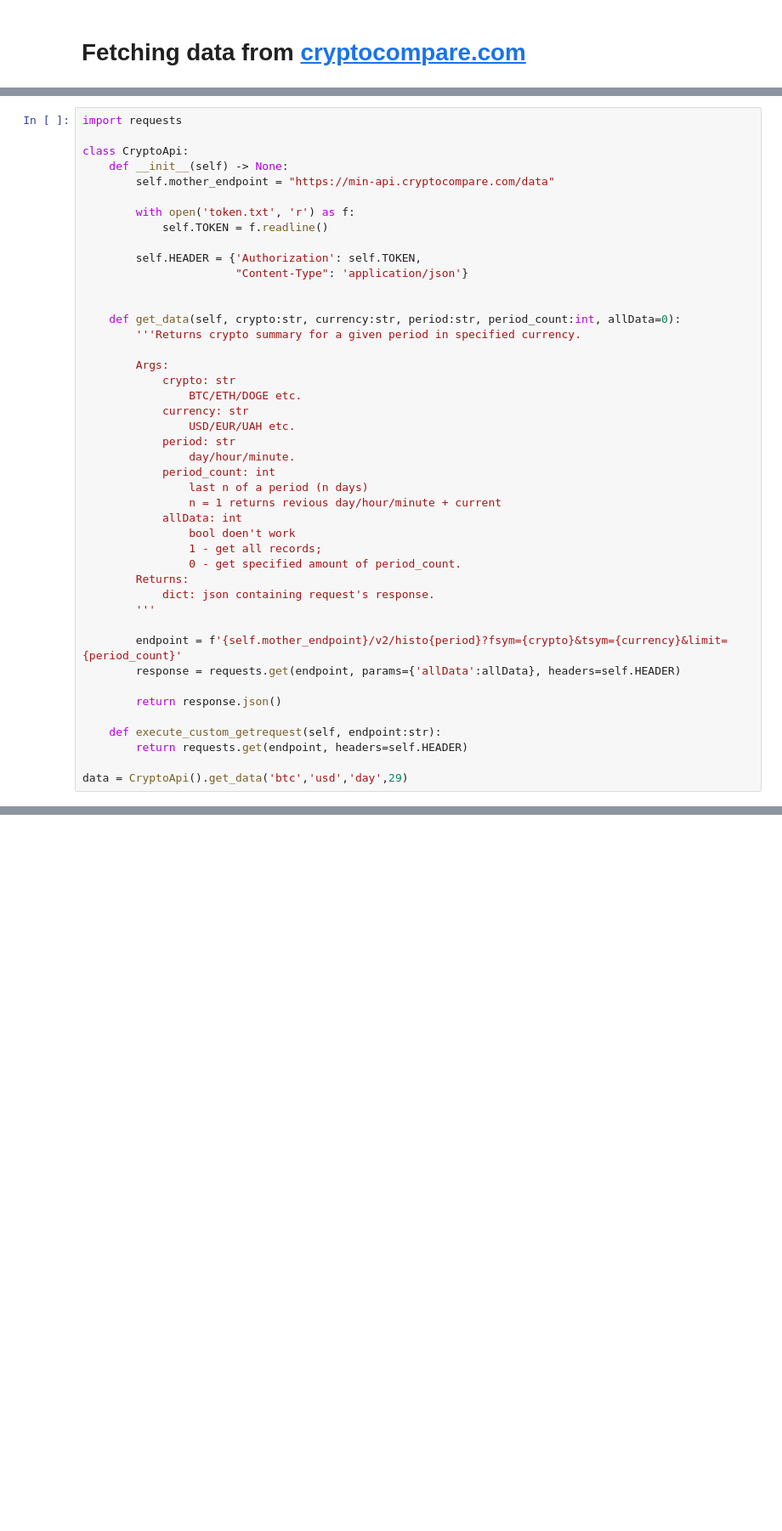
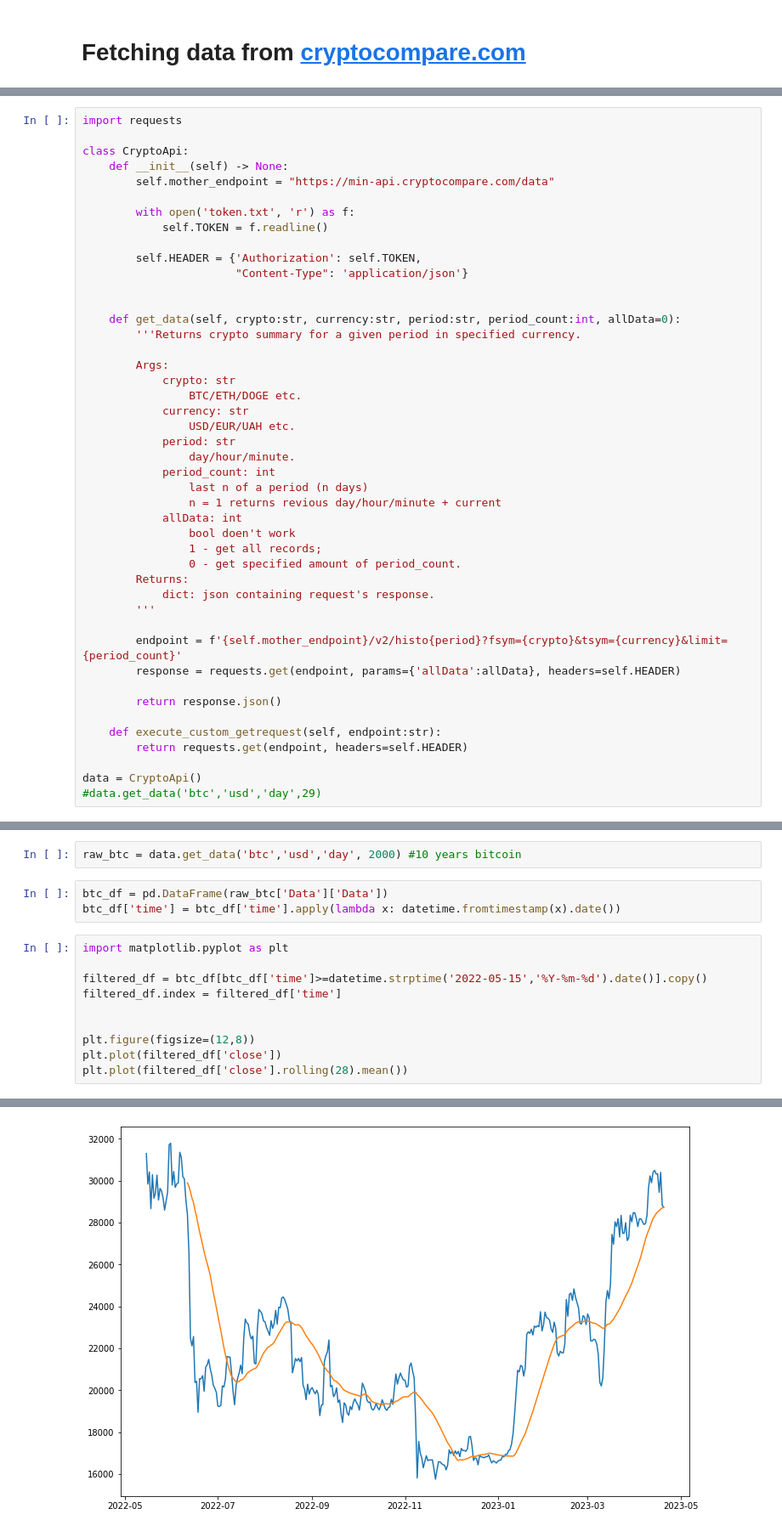
Before and after one commit to Mierva/ElonsCryptoEffect, a Jupyter notebook: main.ipynb, the cells around one changed output, grey strips where cells are left out. Shown: that part at 85% size. Saved outputs shown, nothing was run; the diff lists cells and outputs as text; blank space fills up the shorter version.

Commit message:
established tweets scraping, began analysis of time-series and tweets.

```diff
--- a/main.ipynb
+++ b/main.ipynb
@@ -66,4 +43,5 @@ class CryptoApi:
     def execute_custom_getrequest(self, endpoint:str):
         return requests.get(endpoint, headers=self.HEADER)
 
-data = CryptoApi().get_data('btc','usd','day',29)
+data = CryptoApi()
+#data.get_data('btc','usd','day',29)
@@ -102,0 +87,16 @@ datetime.fromtimestamp(1695054322)'''
+# %%
+raw_btc = data.get_data('btc','usd','day', 2000) #10 years bitcoin
+# %%
+btc_df = pd.DataFrame(raw_btc['Data']['Data'])
+btc_df['time'] = btc_df['time'].apply(lambda x: datetime.fromtimestamp(x).date())
+# %%
+import matplotlib.pyplot as plt
+
+filtered_df = btc_df[btc_df['time']>=datetime.strptime('2022-05-15','%Y-%m-%d').date()].copy()
+filtered_df.index = filtered_df['time']
+
+
+plt.figure(figsize=(12,8))
+plt.plot(filtered_df['close'])
+plt.plot(filtered_df['close'].rolling(28).mean())
+# %% [output]
@@ -102,0 +104 @@ datetime.fromtimestamp(1695054322)'''
+[figure, added]
```
Also changed, not shown: parts of 15 cells of this notebook.
